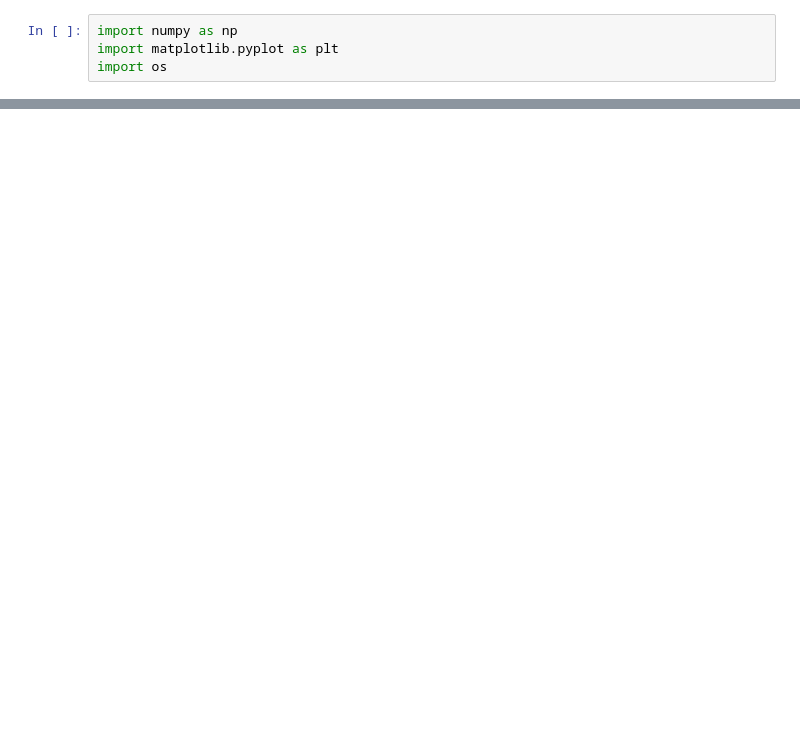
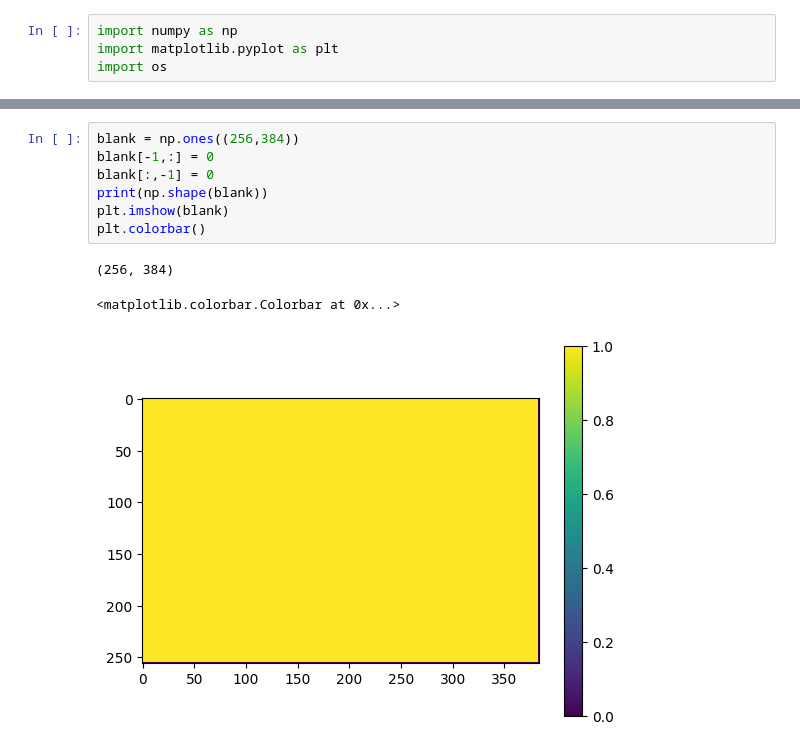
Before and after one commit to 1alex2lee/masters, a Jupyter notebook: temp/test.ipynb, the cells around one changed output, grey strips where cells are left out. Drawn from its saved outputs; the diff is of its cells as text; blank space fills up the shorter version.

```diff
--- a/temp/test.ipynb
+++ b/temp/test.ipynb
@@ -17,0 +23,11 @@ plt.imsave("imported_die.png",test)
+# %%
+blank = np.ones((256,384))
+blank[-1,:] = 0
+blank[:,-1] = 0
+print(np.shape(blank))
+plt.imshow(blank)
+plt.colorbar()
+# %% [output]
+(256, 384)
+<matplotlib.colorbar.Colorbar at 0x...>
+[figure, added]
```
Also changed, not shown: parts of 6 cells of this notebook, 4 other files.
